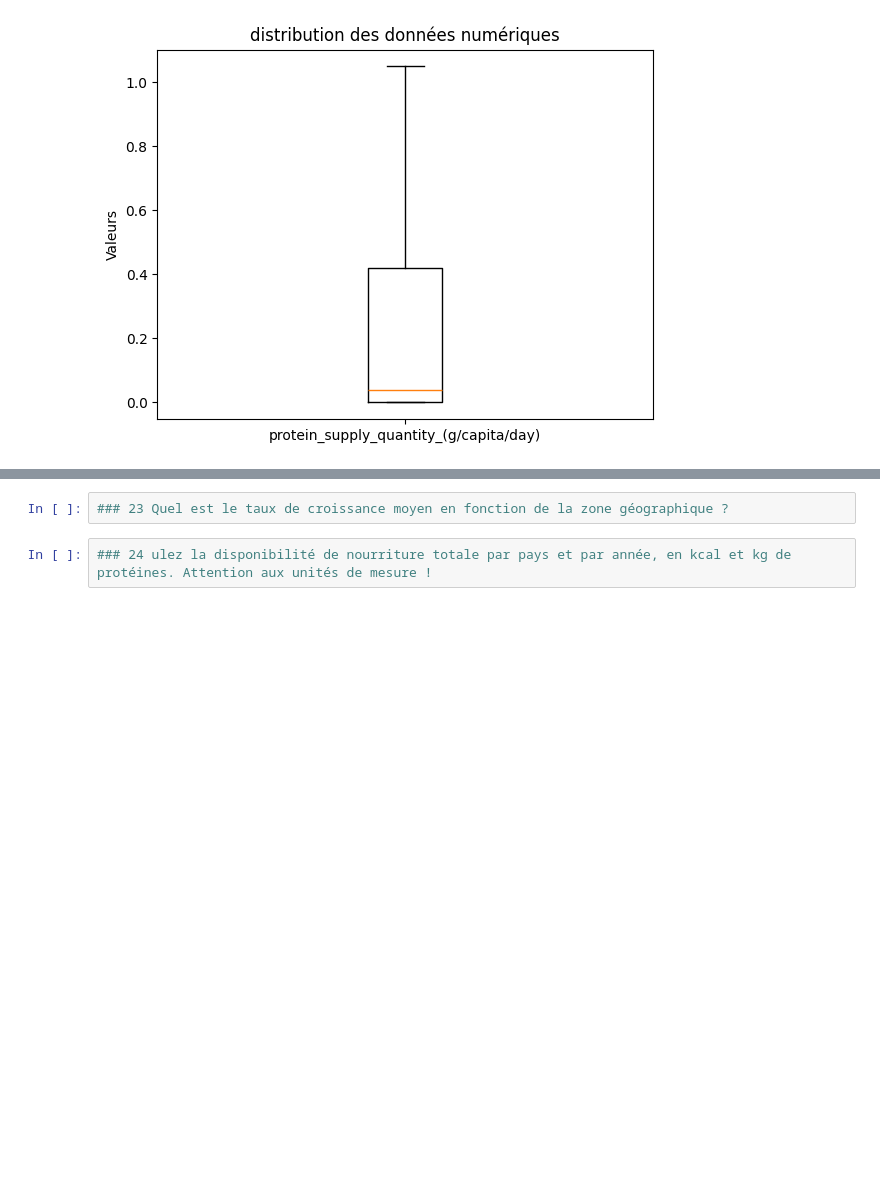
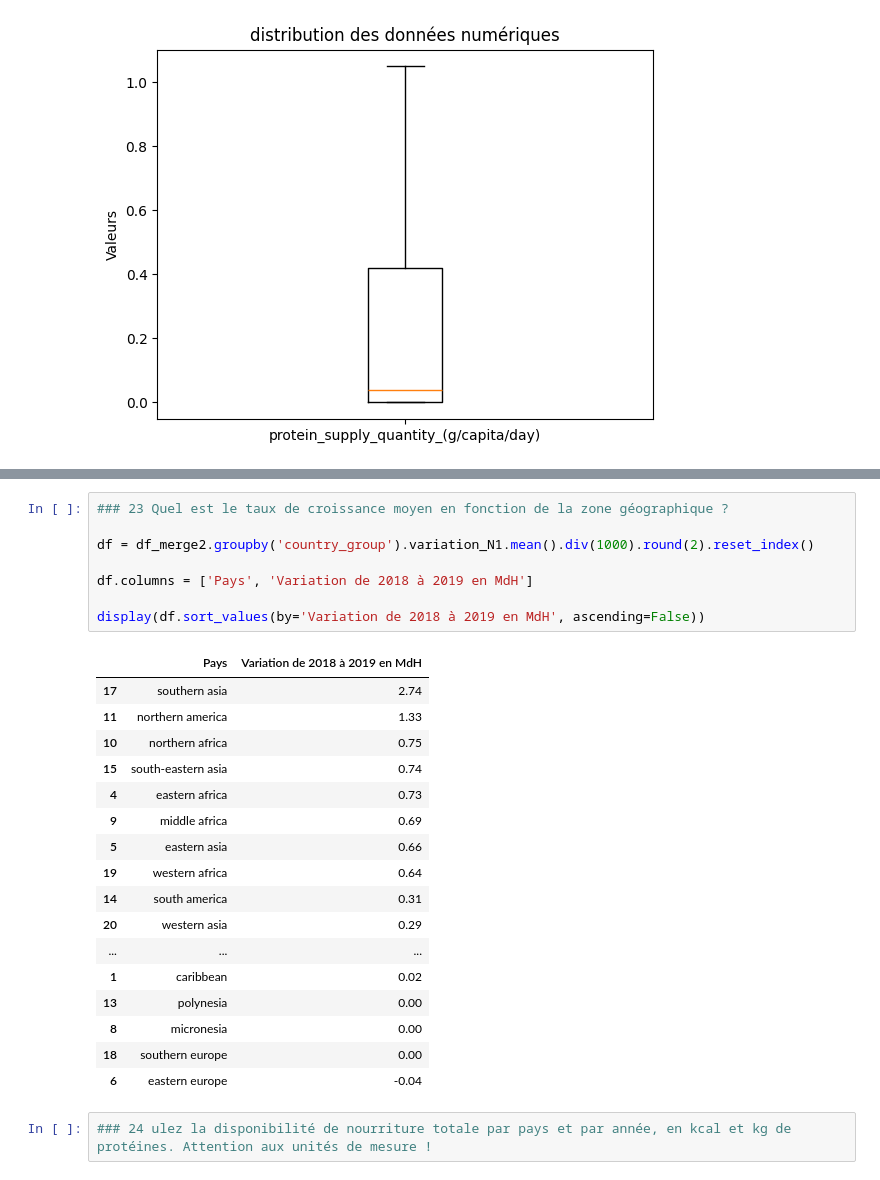
Before and after one commit to Hamza-Benhammou/brief_data_CCH, a Jupyter notebook: chris_test.ipynb, the cells around one changed output, grey strips where cells are left out. Drawn from its saved outputs; the diff is of its cells as text; blank space fills up the shorter version.

```diff
--- a/chris_test.ipynb
+++ b/chris_test.ipynb
@@ -679,5 +767,29 @@ Name: pop_1000_hab, dtype: float64
 # %%
 ### 23 Quel est le taux de croissance moyen en fonction de la zone géographique ?
+
+df = df_merge2.groupby('country_group').variation_N1.mean().div(1000).round(2).reset_index()
+
+df.columns = ['Pays', 'Variation de 2018 à 2019 en MdH']
+
+display(df.sort_values(by='Variation de 2018 à 2019 en MdH', ascending=False))
+# %% [output]
+|  | Pays | Variation de 2018 à 2019 en MdH |
+| 17 | southern asia | 2.74 |
+| 11 | northern america | 1.33 |
+| 10 | northern africa | 0.75 |
+| 15 | south-eastern asia | 0.74 |
+| 4 | eastern africa | 0.73 |
+| 9 | middle africa | 0.69 |
+| 5 | eastern asia | 0.66 |
+| 19 | western africa | 0.64 |
+| 14 | south america | 0.31 |
+| 20 | western asia | 0.29 |
+| ... | ... | ... |
+| 1 | caribbean | 0.02 |
+| 13 | polynesia | 0.00 |
+| 8 | micronesia | 0.00 |
+| 18 | southern europe | 0.00 |
+| 6 | eastern europe | -0.04 |
 # %%
 ### 24 ulez la disponibilité de nourriture totale par pays et par année, en kcal et kg de protéines. Attention aux unités de mesure !
 # %%
```
Also changed, not shown: parts of 8 cells of this notebook.
